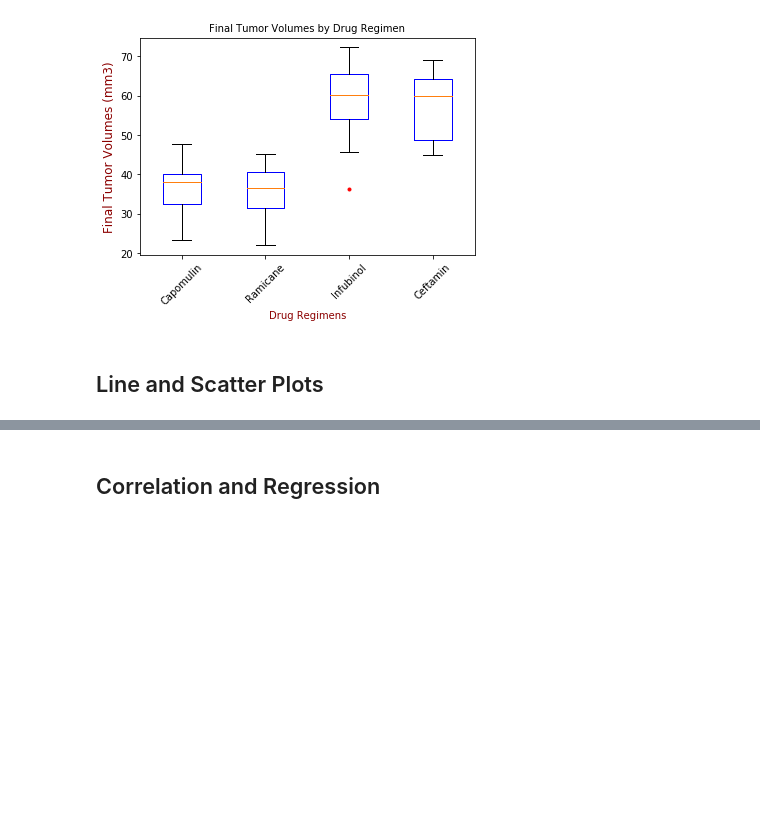
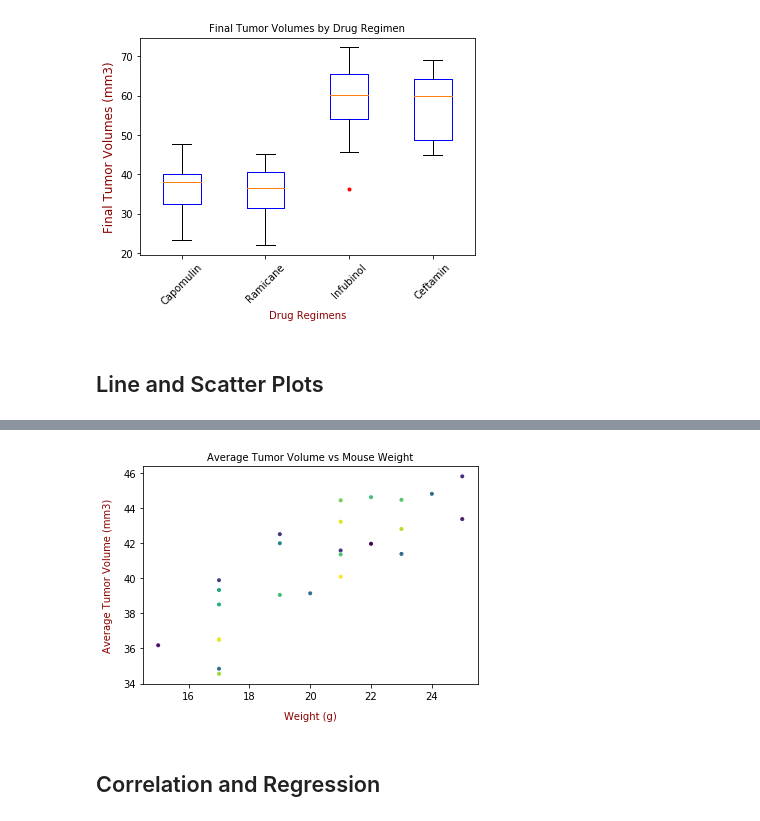
Before and after one commit to manny-p/matplotlib-challenge, a Jupyter notebook: Pymaceuticals/pymaceuticals_starter.ipynb, the cells around one changed output, grey strips where cells are left out. Saved outputs shown, nothing was run; the diff lists cells and outputs as text; code cells hidden in the pictures; blank space fills up the shorter version.

```diff
--- a/Pymaceuticals/pymaceuticals_starter.ipynb
+++ b/Pymaceuticals/pymaceuticals_starter.ipynb
@@ -455,3 +480,20 @@ plt.xticks(rotation=45)
+# %%
+# Generate a scatter plot of average tumor volume vs. mouse weight for the Capomulin regimen
+N_scatter = 25
+c_scatter= np.random.rand(N_scatter)
+
+capomulin_mean = df_capomulin.groupby('Mouse ID').mean()
+c_m = capomulin_mean
+
+
+plt.title('Average Tumor Volume vs Mouse Weight', fontsize=10)
+plt.xlabel('Weight (g)', color=label, labelpad=pad)
+plt.ylabel('Average Tumor Volume (mm3)', color=label, labelpad=pad)
+
+plt.scatter(c_m['Weight (g)'], c_m[t_v], c=c_scatter, marker=m)
+plt.show()
+# %% [output]
+[figure, added]
 # %% [markdown]
 ## Correlation and Regression
 # %%
```
Also changed, not shown: parts of 5 cells of this notebook.
